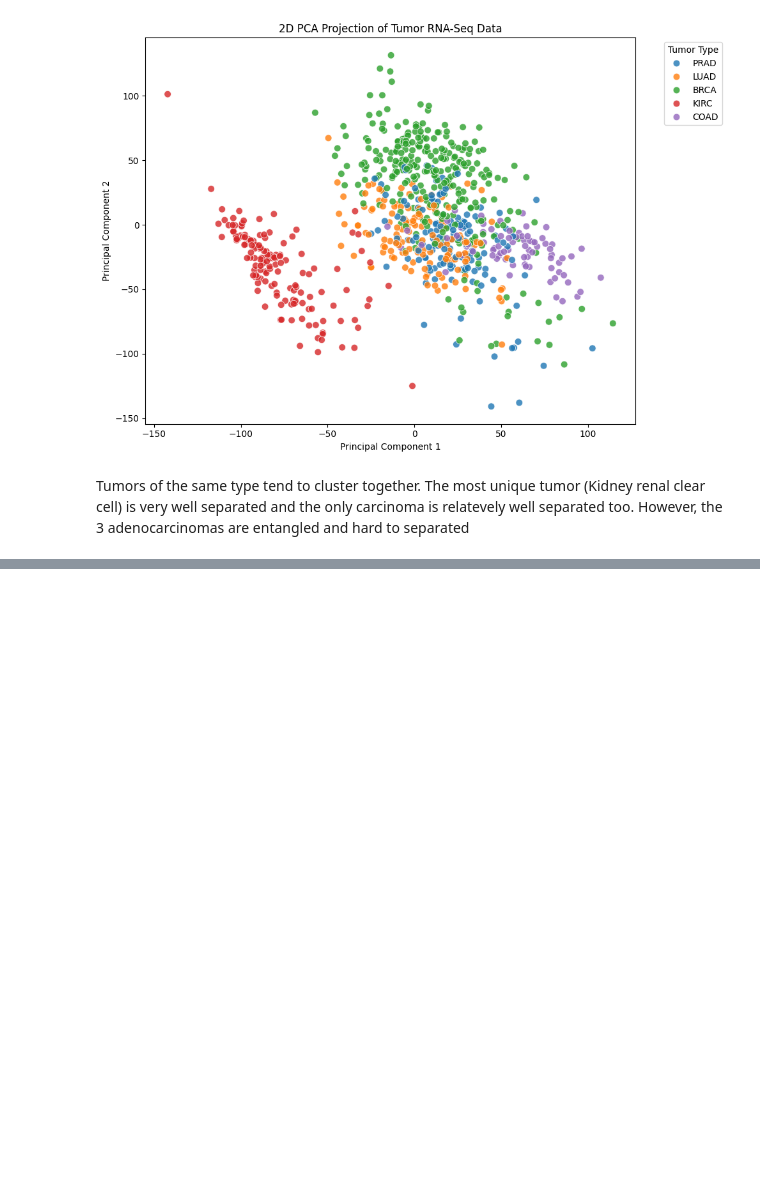
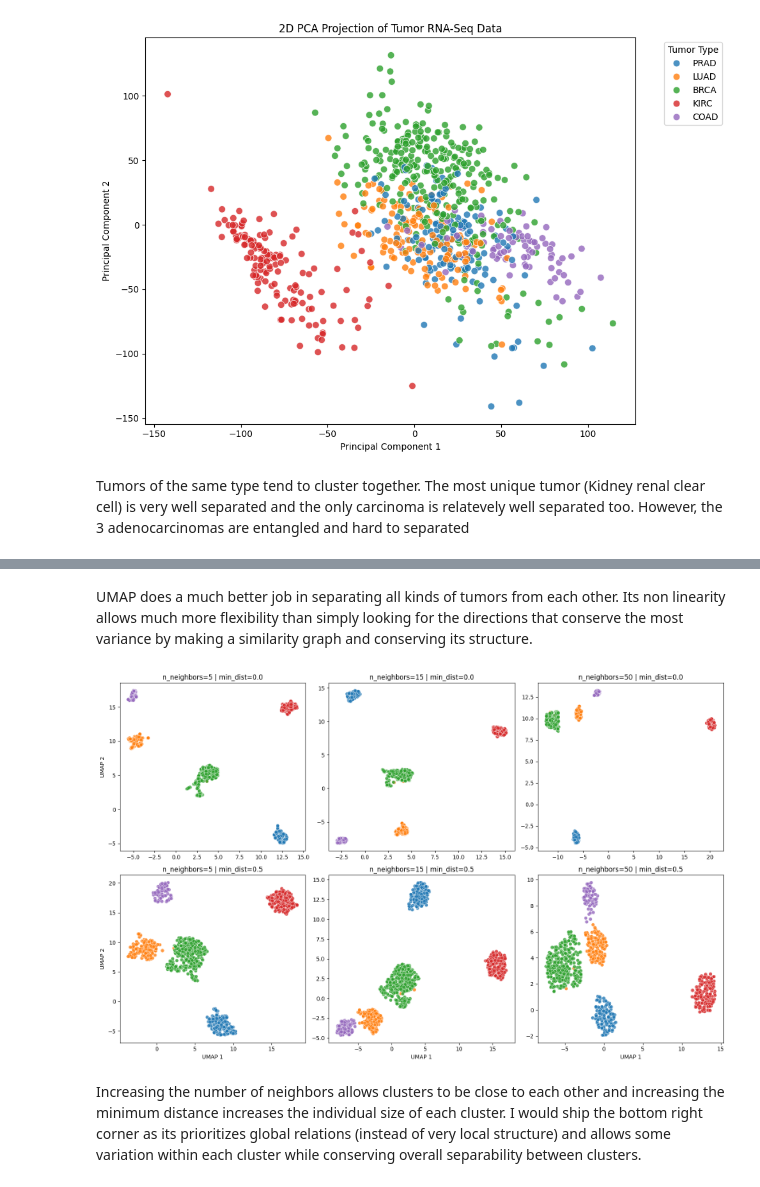
Before and after one commit to Pedro-Langone/EC146, a Jupyter notebook: hw3/hw3_4.ipynb, the cells around one changed output, grey strips where cells are left out. Cells and saved outputs as stored; diff of their text form; code cells hidden in the pictures; blank space fills up the shorter version.

```diff
--- a/hw3/hw3_4.ipynb
+++ b/hw3/hw3_4.ipynb
@@ -216,0 +360,53 @@ Tumors of the same type tend to cluster together. The most unique tumor (Kidney
+# %% [markdown]
+UMAP does a much better job in separating all kinds of tumors from each other. Its non linearity allows much more flexibility than simply looking for the directions that conserve the most variance by making a similarity graph and conserving its structure.
+# %%
+# h)
+n_neighbors_list = [5, 15, 50]
+min_dist_list = [0.0, 0.5]
+
+fig, axes = plt.subplots(nrows=2, ncols=3, figsize=(16, 10))
+
+# Loop through combinations
+for i, min_dist in enumerate(min_dist_list):
+    for j, n_neighbors in enumerate(n_neighbors_list):
+
+        reducer = umap.UMAP(
+            n_neighbors=n_neighbors,
+            min_dist=min_dist,
+            n_components=2,
+            random_state=42
+        )
+        embedding = reducer.fit_transform(X_data)
+
+        temp_df = pd.DataFrame({
+            'UMAP1': embedding[:, 0],
+            'UMAP2': embedding[:, 1],
+            'Tumor_Type': df_labels['Class']
+        })
+
+        ax = axes[i, j]
+        sns.scatterplot(
+            ax=ax,
+            data=temp_df,
+            x='UMAP1',
+            y='UMAP2',
+            hue='Tumor_Type',
+            palette='tab10',
+            s=40,          # Slightly smaller dots for grid view
+            alpha=0.8,
+            edgecolor='w',
+            legend=False   # Hide individual legends to avoid clutter
+        )
+
+        ax.set_title(f"n_neighbors={n_neighbors} | min_dist={min_dist}")
+        ax.set_xlabel("UMAP 1" if i == 1 else "")
+        ax.set_ylabel("UMAP 2" if j == 0 else "")
+
+handles, labels = axes[0, 0].get_legend_handles_labels()
+
+plt.tight_layout()
+plt.show()
+# %% [output]
+[figure, added]
+# %% [markdown]
+Increasing the number of neighbors allows clusters to be close to each other and increasing the minimum distance increases the individual size of each cluster. I would ship the bottom right corner as its prioritizes global relations (instead of very local structure) and allows some variation within each cluster while conserving overall separability between clusters.
```
Also changed, not shown: parts of 10 cells of this notebook.
